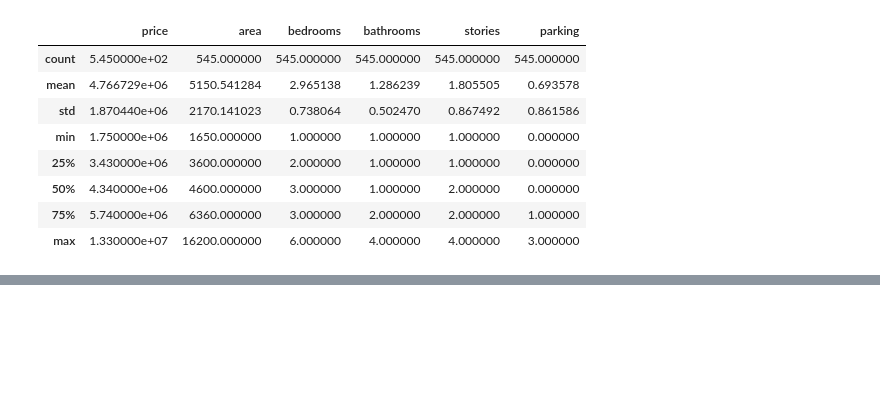
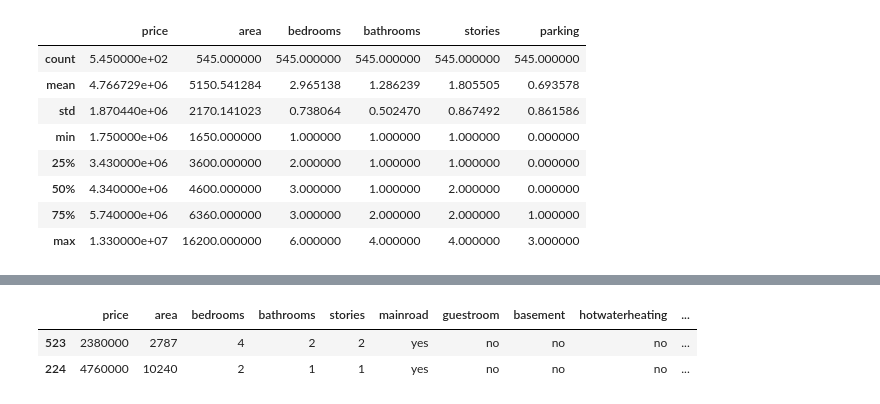
Before and after one commit to hamzasand/ML_from_Scratch, a Jupyter notebook: data_visualization/visualization.ipynb, the cells around one changed output, grey strips where cells are left out. Cells and saved outputs as stored; diff of their text form; code cells hidden in the pictures; blank space fills up the shorter version.

```diff
--- a/data_visualization/visualization.ipynb
+++ b/data_visualization/visualization.ipynb
@@ -71,0 +99,6 @@ df.describe()
+# %%
+df.sample(2)
+# %% [output]
+|  | price | area | bedrooms | bathrooms | stories | mainroad | guestroom | basement | hotwaterheating | ... |
+| 523 | 2380000 | 2787 | 4 | 2 | 2 | yes | no | no | no | ... |
+| 224 | 4760000 | 10240 | 2 | 1 | 1 | yes | no | no | no | ... |
```
Also changed, not shown: parts of 4 cells of this notebook.
